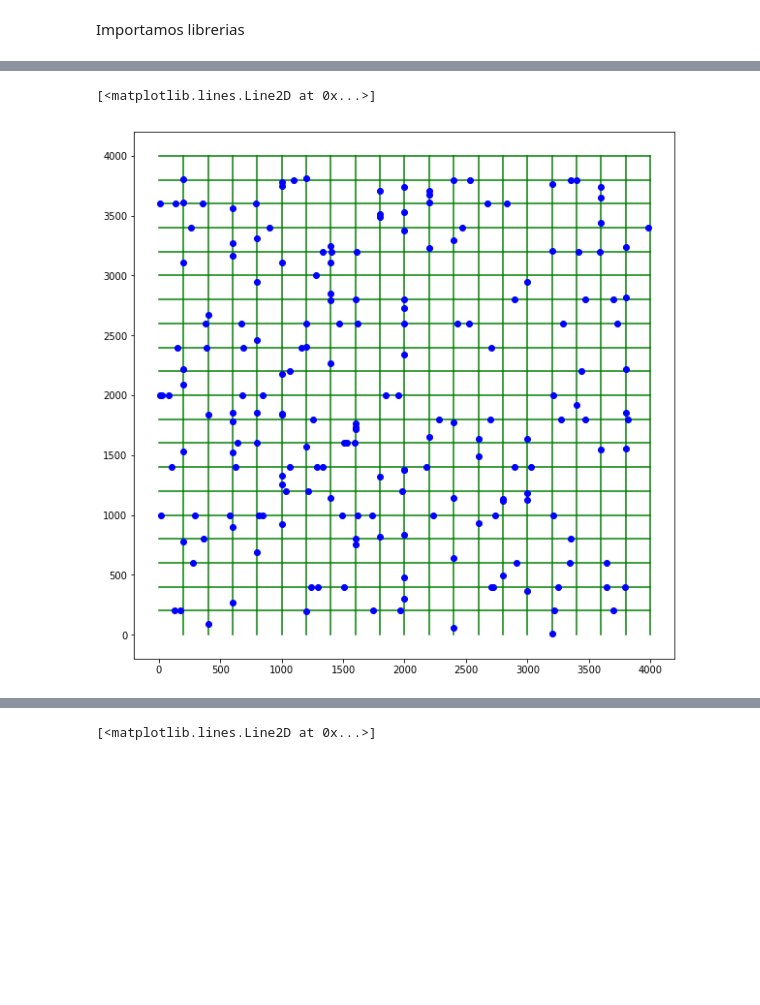
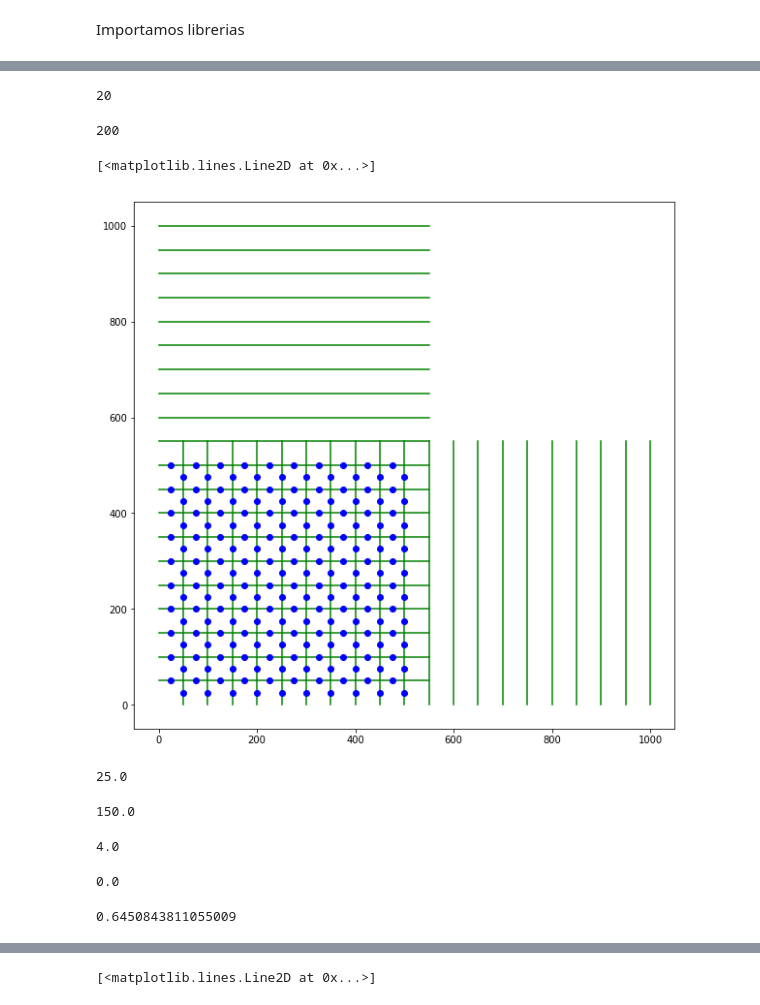
Before and after one commit to LuisEduardoCantero/Data_Science_in_Cosmology, a Jupyter notebook: Proyecto_2/Proyecto_2.ipynb, the cells around one changed output, grey strips where cells are left out. Drawn from its saved outputs; the diff is of its cells as text; code cells hidden in the pictures; blank space fills up the shorter version.

```diff
--- a/Proyecto_2/Proyecto_2.ipynb
+++ b/Proyecto_2/Proyecto_2.ipynb
@@ -15,3 +32,7 @@ import csv
+# %%
+ncalles
+# %% [output]
+20
 # %%
 def puntosiniciales (nautos, tamcalles, ncalles, dursimu, duritera, aprom, velmax, espminimo):
     duracionsimulacion = dursimu
@@ -67,17 +75,22 @@ def puntosiniciales (nautos, tamcalles, ncalles, dursimu, duritera, aprom, velma
 
     return x0, y0, v0, a0, dir0
+# %%
+len(x0)
+# %% [output]
+200
 # %%
 # Parametros iniciales
 
-tamcalles = 200
+tamcalles = 50
 nautos = 200
-ncalles = 20 # No mover de 20
-dursimu = 1 # minuto
+ncalles = 10 # No mover de 20
+dursimu = 3 # minuto
 duritera = 0.2 # segs
 duraciondeiteracion = duritera
 aprom = 1 # m/s2
 espminimo = 6 # m
-vmax = 10 # km/h
+vmax = 50 # km/h
+vmax=vmax*(1/3600)*(1000)
 aceleracionpromedio=1
 
 niteraciones = dursimu * 60 * (1 / duritera)
@@ -106,7 +119,7 @@ for i in range(0, int(nautos)-1):
     aceleracion[0][i] = a0[i]
 # %%
 
-x1 = np.linspace(0, tamcalles * ncalles, 2)
+x1 = np.linspace(0, tamcalles * ncalles+tamcalles, 2)
 y1 = [tamcalles, tamcalles]
 y2 = [tamcalles*2, tamcalles*2]
 y3 = [tamcalles*3, tamcalles*3]
@@ -127,6 +140,8 @@ y17 = [tamcalles*17, tamcalles*17]
 y18 = [tamcalles*18, tamcalles*18]
 y19 = [tamcalles*19, tamcalles*19]
 y20 = [tamcalles*20, tamcalles*20]
+y21 = [tamcalles*21, tamcalles*21]
+
 
 plt.figure(figsize=(10, 10))
 plt.plot(x1,y1, color = 'g')
@@ -147,31 +162,51 @@ plt.plot(x1,y15, color = 'g')
 plt.plot(x1,y16, color = 'g')
 plt.plot(x1,y17, color = 'g')
 plt.plot(x1,y18, color = 'g')
 plt.plot(x1,y19, color = 'g')
 plt.plot(x1,y20, color = 'g')
 
 plt.plot(y1,x1, color = 'g')
 plt.plot(y2,x1, color = 'g')
 plt.plot(y3,x1, color = 'g')
 plt.plot(y4,x1, color = 'g')
 plt.plot(y5,x1, color = 'g')
 plt.plot(y6,x1, color = 'g')
 plt.plot(y7,x1, color = 'g')
 plt.plot(y8,x1, color = 'g')
 plt.plot(y9,x1, color = 'g')
 plt.plot(y10,x1, color = 'g')
 plt.plot(y11,x1, color = 'g')
 plt.plot(y12,x1, color = 'g')
 plt.plot(y13,x1, color = 'g')
 plt.plot(y14,x1, color = 'g')
 plt.plot(y15,x1, color = 'g')
 plt.plot(y16,x1, color = 'g')
 plt.plot(y17,x1, color = 'g')
 plt.plot(y18,x1, color = 'g')
 plt.plot(y19,x1, color = 'g')
 plt.plot(y20,x1, color = 'g')
 
 plt.plot(x0,y0, "bo")
 # %% [output]
 [<matplotlib.lines.Line2D at 0x...>]
-[figure, old version]
+[figure, new version]
+# %%
+posicionx[0][20]
+# %% [output]
+25.0
+# %%
+posiciony[0][20]
+# %% [output]
+150.0
+# %%
+direccion[0][20]
+# %% [output]
+4.0
+# %%
+min(aceleracion[:][10])
+# %% [output]
+0.0
+# %%
+aceleracion[0][20]
+# %% [output]
+0.6450843811055009
```
Also changed, not shown: parts of 19 cells of this notebook, 2 other files.
